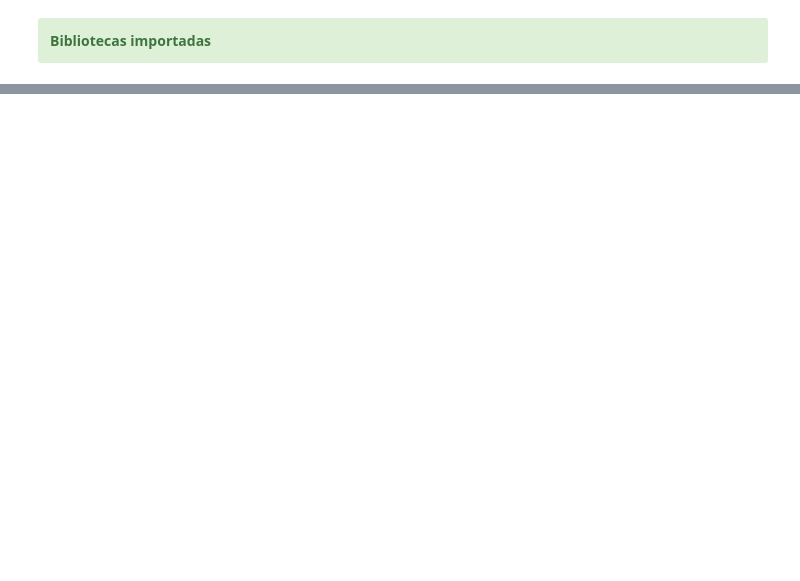
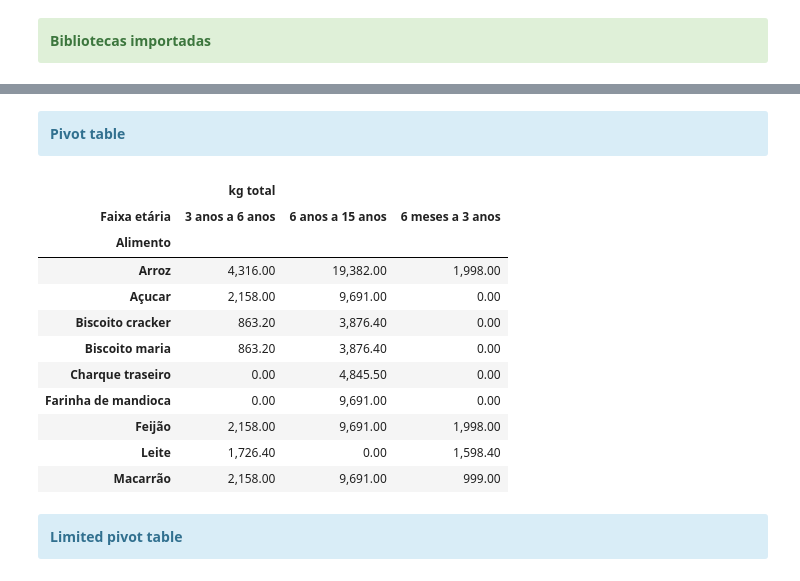
Before and after one commit to Empanator/Cestas_por_grupo, a Jupyter notebook: Cestas por grupo.ipynb, the cells around one changed output, grey strips where cells are left out. Cells and saved outputs as stored; diff of their text form; code cells hidden in the pictures; blank space fills up the shorter version.

```diff
--- a/Cestas por grupo.ipynb
+++ b/Cestas por grupo.ipynb
@@ -31,0 +33,30 @@ pd.options.display.float_format = '{:,.2f}'.format
+# %% [markdown]
+<div class="alert alert-block alert-info">
+<b>Pivot table</b>
+</div>
+# %%
+pivot_all = pd.pivot_table(df, index = ['Alimento'],
+                               columns = ['Faixa etária'],
+                               values = ['kg total'],
+                               aggfunc = np.sum, fill_value = 0)
+# Sort by alimento
+pivot_all = pivot_all.sort_values(by = ['Alimento'], ascending = True)
+
+pivot_all.head(9)
+# %% [output]
+|  | kg total |  |  |
+| Faixa etária | 3 anos a 6 anos | 6 anos a 15 anos | 6 meses a 3 anos |
+| Alimento |  |  |  |
+| Arroz | 4,316.00 | 19,382.00 | 1,998.00 |
+| Açucar | 2,158.00 | 9,691.00 | 0.00 |
+| Biscoito cracker | 863.20 | 3,876.40 | 0.00 |
+| Biscoito maria | 863.20 | 3,876.40 | 0.00 |
+| Charque traseiro | 0.00 | 4,845.50 | 0.00 |
+| Farinha de mandioca | 0.00 | 9,691.00 | 0.00 |
+| Feijão | 2,158.00 | 9,691.00 | 1,998.00 |
+| Leite | 1,726.40 | 0.00 | 1,598.40 |
+| Macarrão | 2,158.00 | 9,691.00 | 999.00 |
+# %% [markdown]
+<div class="alert alert-block alert-info">
+<b>Limited pivot table</b>
+</div>
```
Also changed, not shown: parts of 27 cells of this notebook.
